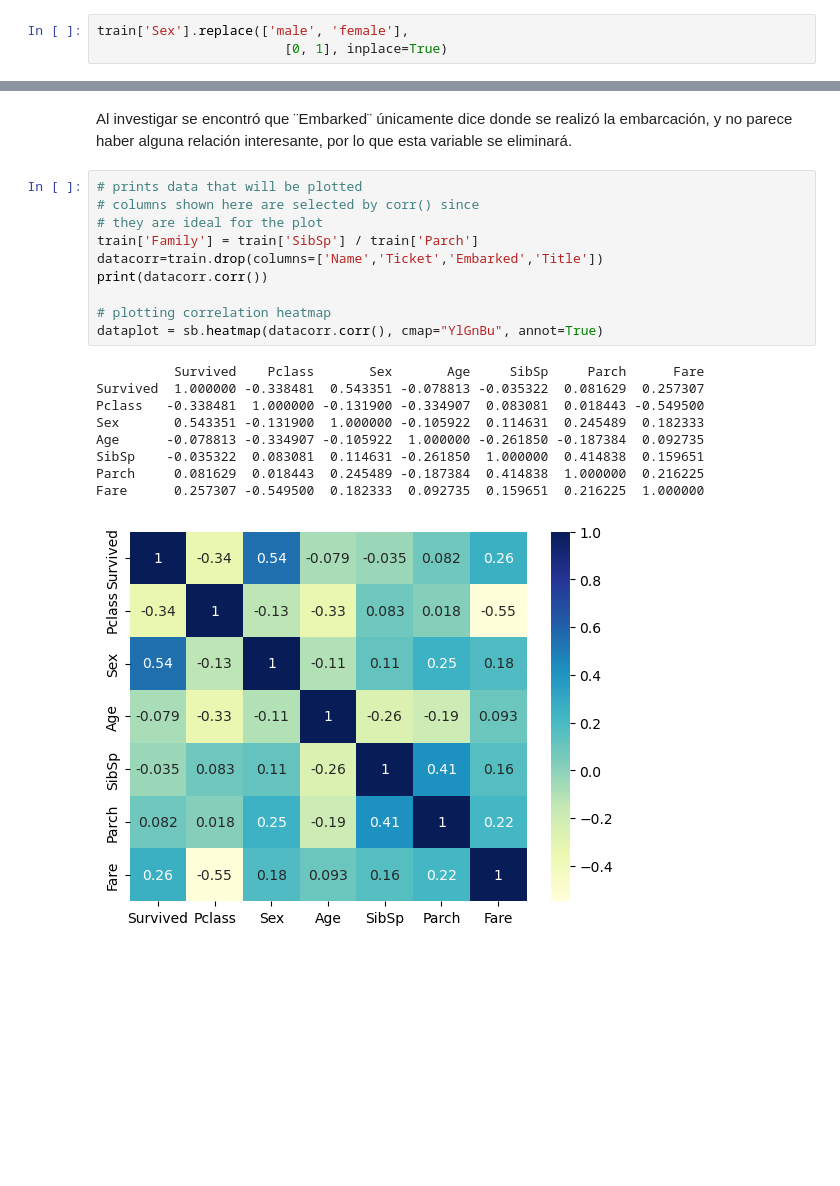
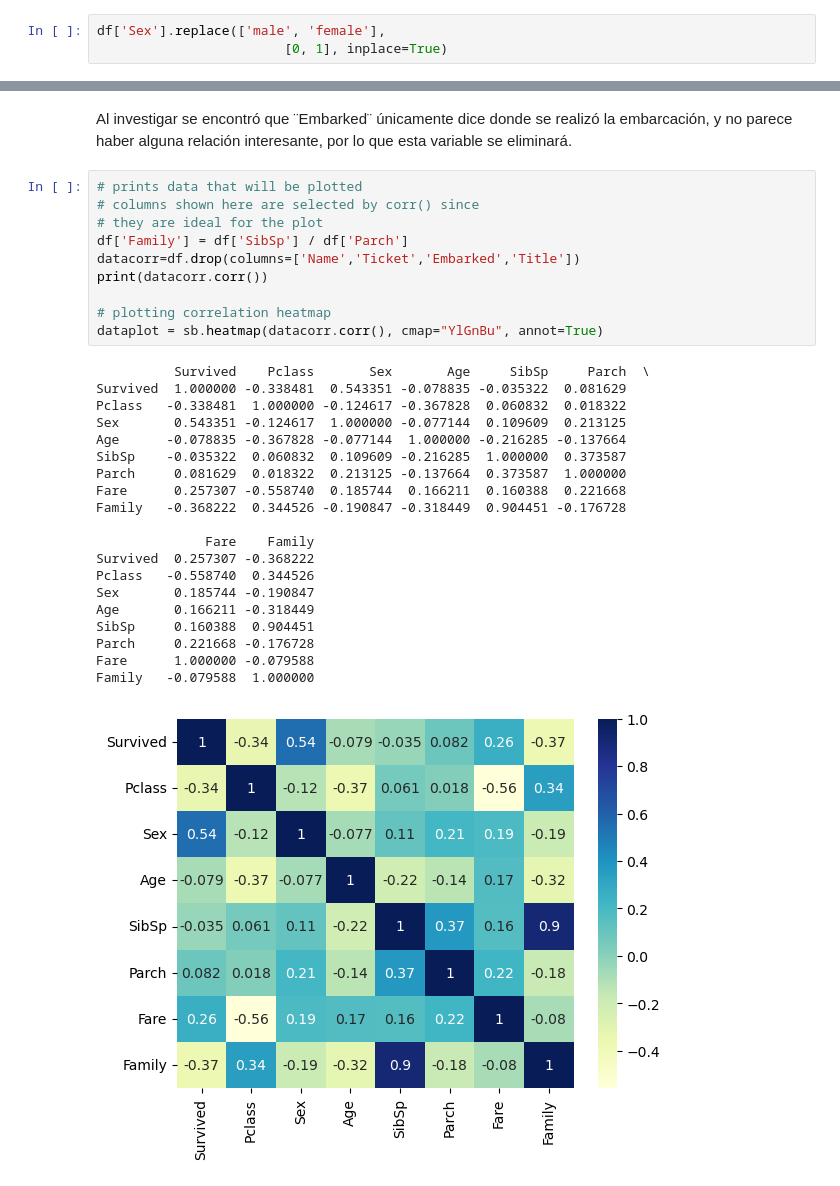
Before and after one commit to AndresOrantes/Reto_Titanic_Equipo5, a Jupyter notebook: InicioTitanic.ipynb, the cells around one changed output, grey strips where cells are left out. Drawn from its saved outputs; the diff is of its cells as text; blank space fills up the shorter version.

```diff
--- a/InicioTitanic.ipynb
+++ b/InicioTitanic.ipynb
@@ -266,7 +250,7 @@ train
 # %% [markdown]
 Convertimos en una variable binaria el sexo, para poder utilizar este dato. Male tiene el valor 0 y Female 1.
 # %%
-train['Sex'].replace(['male', 'female'],
+df['Sex'].replace(['male', 'female'],
                         [0, 1], inplace=True)
 # %% [output]
 A value is trying to be set on a copy of a DataFrame or Series through chained assignment using an inplace method.
@@ -283,20 +267,31 @@ Al investigar se encontró que ¨Embarked¨ únicamente dice donde se realizó l
 # %%
 # prints data that will be plotted
 # columns shown here are selected by corr() since
 # they are ideal for the plot
-train['Family'] = train['SibSp'] / train['Parch']
-datacorr=train.drop(columns=['Name','Ticket','Embarked','Title'])
+df['Family'] = df['SibSp'] / df['Parch']
+datacorr=df.drop(columns=['Name','Ticket','Embarked','Title'])
 print(datacorr.corr())
 
 # plotting correlation heatmap
 dataplot = sb.heatmap(datacorr.corr(), cmap="YlGnBu", annot=True)
 # %% [output]
-          Survived    Pclass       Sex       Age     SibSp     Parch      Fare
-Survived  1.000000 -0.338481  0.543351 -0.078813 -0.035322  0.081629  0.257307
-Pclass   -0.338481  1.000000 -0.131900 -0.334907  0.083081  0.018443 -0.549500
-Sex       0.543351 -0.131900  1.000000 -0.105922  0.114631  0.245489  0.182333
-Age      -0.078813 -0.334907 -0.105922  1.000000 -0.261850 -0.187384  0.092735
-SibSp    -0.035322  0.083081  0.114631 -0.261850  1.000000  0.414838  0.159651
-Parch     0.081629  0.018443  0.245489 -0.187384  0.414838  1.000000  0.216225
-Fare      0.257307 -0.549500  0.182333  0.092735  0.159651  0.216225  1.000000
+          Survived    Pclass       Sex       Age     SibSp     Parch  \
+Survived  1.000000 -0.338481  0.543351 -0.078835 -0.035322  0.081629
+Pclass   -0.338481  1.000000 -0.124617 -0.367828  0.060832  0.018322
+Sex       0.543351 -0.124617  1.000000 -0.077144  0.109609  0.213125
+Age      -0.078835 -0.367828 -0.077144  1.000000 -0.216285 -0.137664
+SibSp    -0.035322  0.060832  0.109609 -0.216285  1.000000  0.373587
+Parch     0.081629  0.018322  0.213125 -0.137664  0.373587  1.000000
+Fare      0.257307 -0.558740  0.185744  0.166211  0.160388  0.221668
+Family   -0.368222  0.344526 -0.190847 -0.318449  0.904451 -0.176728
+
+              Fare    Family
+Survived  0.257307 -0.368222
+Pclass   -0.558740  0.344526
+Sex       0.185744 -0.190847
+Age       0.166211 -0.318449
+SibSp     0.160388  0.904451
+Parch     0.221668 -0.176728
+Fare      1.000000 -0.079588
+Family   -0.079588  1.000000
-[figure, old version]
+[figure, new version]
```
Also changed, not shown: parts of 1 cell of this notebook.
